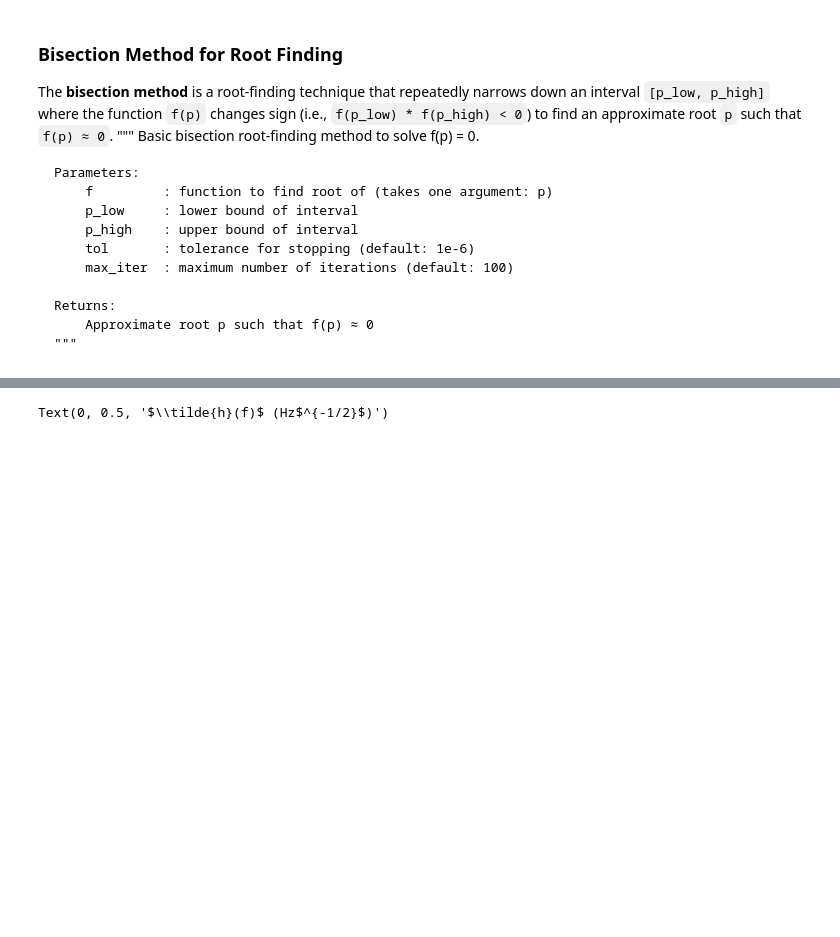
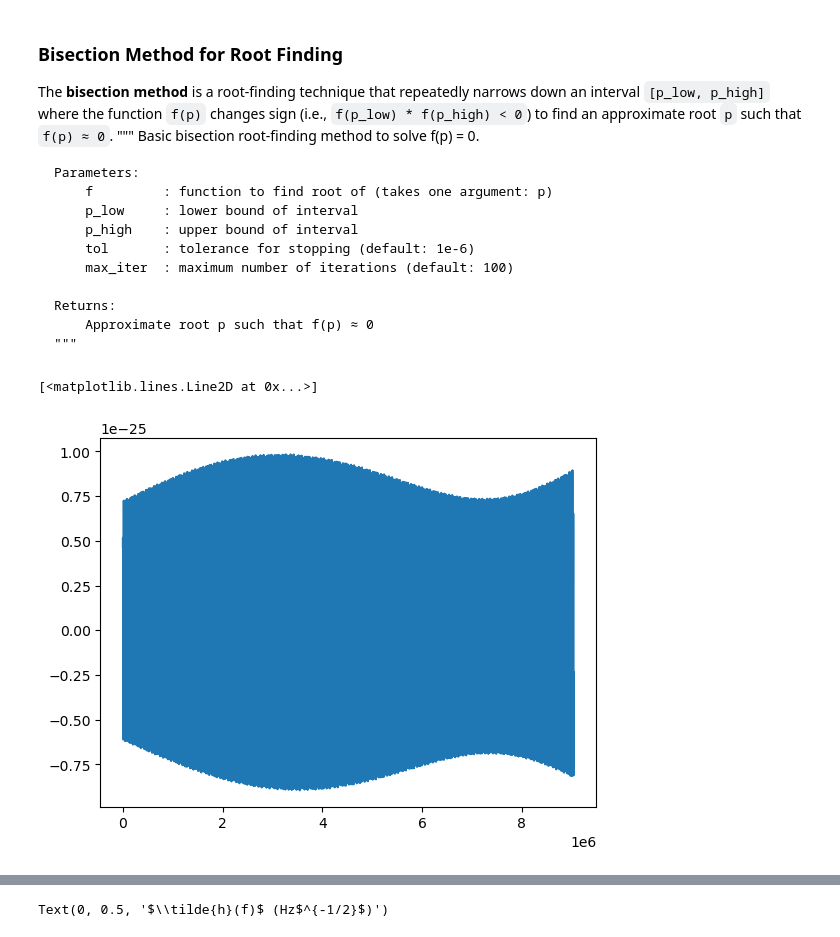
Before and after one commit to Thirtha17/SMBH-Merger-SNR-calculation-with-LISA, a Jupyter notebook: Jilians.ipynb, the cells around one changed output, grey strips where cells are left out. Drawn from its saved outputs; the diff is of its cells as text; code cells hidden in the pictures; blank space fills up the shorter version.

```diff
--- a/Jilians.ipynb
+++ b/Jilians.ipynb
@@ -58,4 +57,4 @@ plt.loglog(m1,m2,'o')
 [figure]
 # %%
 cosmo = FlatLambdaCDM(H0=67.74, Om0=0.3089, Tcmb0=2.725)
-d_l=np.array(cosmo.luminosity_distance(z).value*1e6*PC_SI)
+d_l=np.array(cosmo.luminosity_distance(z).value/1e3) ## in Gpc
@@ -816,0 +611,31 @@ def func(p):
+# %%
+
+bh=24
+parameters = {
+    'T': 2 / 52,  # duration in years
+    'dt': 10.0,  # timestep in seconds
+    'M': m1[bh],  # primary mass
+    'a': 0.0,  # spin, ignored in Schwarzschild waveform
+    'mu': m2[bh] / 100.0,  # secondary mass
+    'p0': 16,  # initial semi-latus rectum
+    'e0': 0,  # initial eccentricity
+    'x0': 1.0,  # initial frequency param, ignored in Schwarzschild
+    'qK': 0.0,  # polar spin angle
+    'phiK': 0,  # azimuthal spin angle
+    'qS': 0.3,  # polar sky angle
+    'phiS': 0.3,  # azimuthal sky angle
+    'dist': d_l[bh],  # luminosity distance in Gpc
+    'Phi_phi0': 0.0,  # initial phase
+    'Phi_theta0': 0.0,
+    'Phi_r0': 0.0,
+    'dt': 10,
+}
+# %%
+AET=run_emri(parameters)
+not_z=np.argmax(AET[0][::-1]!=0)
+in_dex=(len(AET[0])-not_z)
+plt.plot(np.arange(int(in_dex) )* 10, AET[0].real[:int(in_dex)])
+# plt.xlim(1.1e6,1.2e6)
+# %% [output]
+[<matplotlib.lines.Line2D at 0x...>]
+[figure, added]
```
Also changed, not shown: parts of 71 cells of this notebook, 6 other files.
